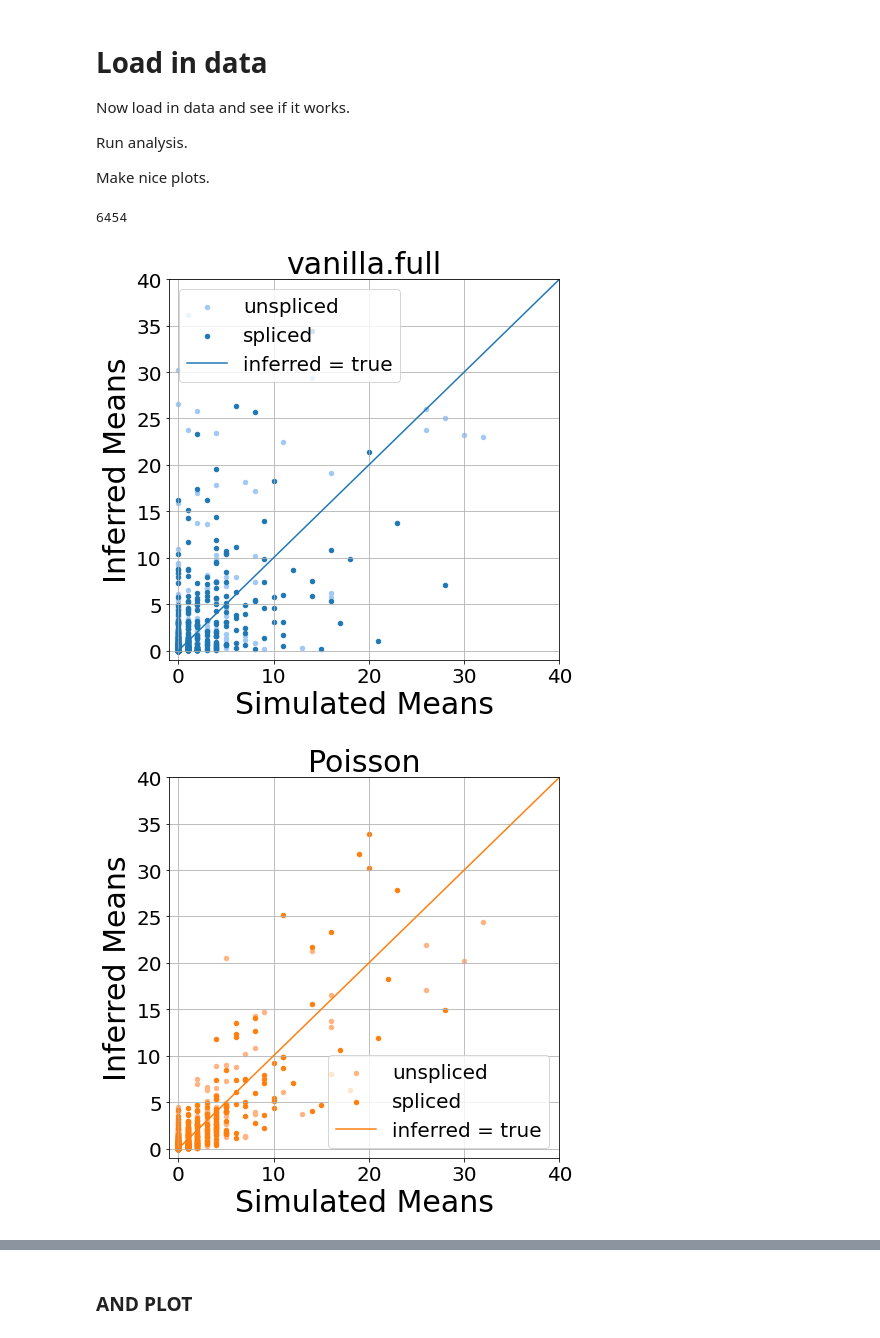
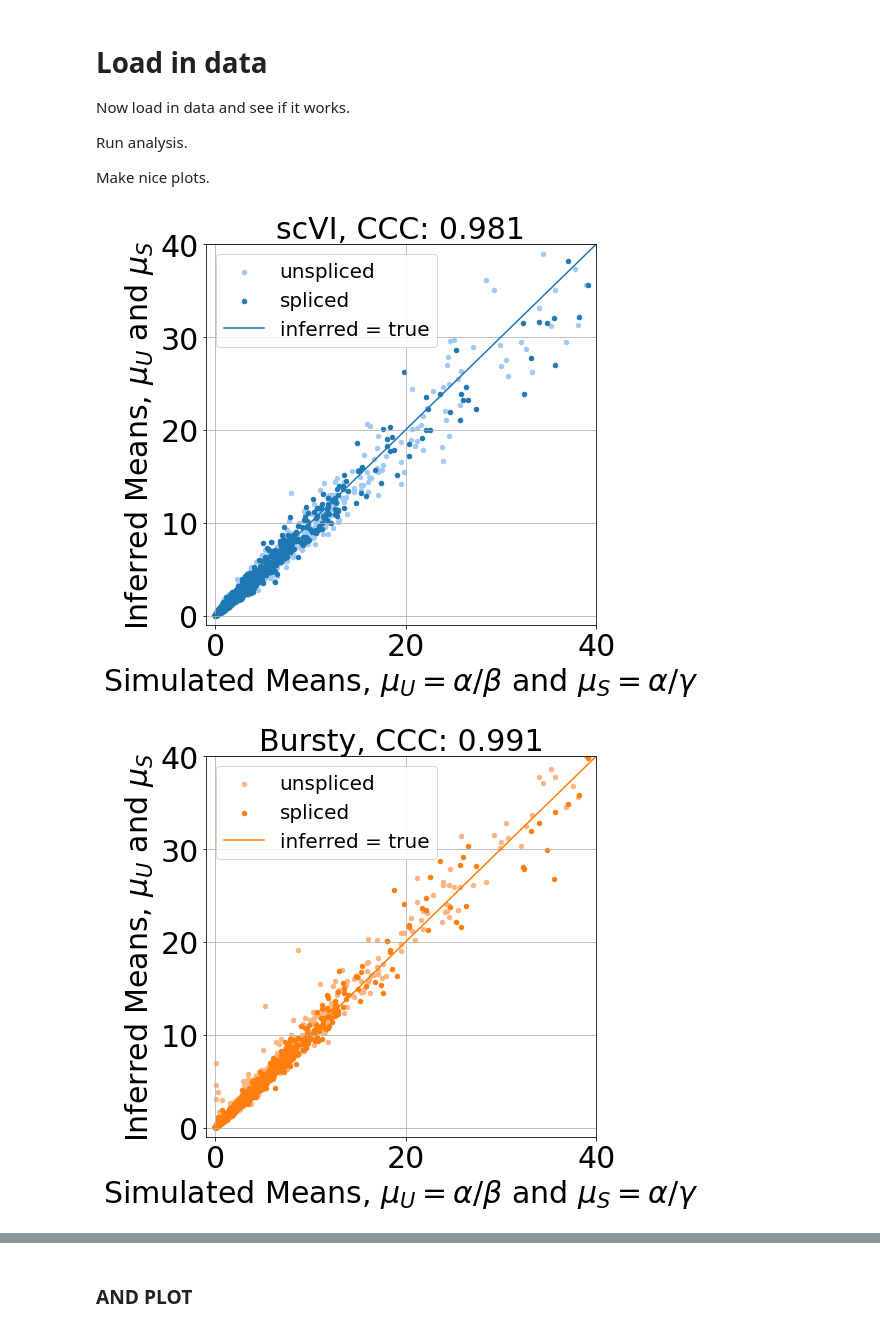
Before and after one commit to pachterlab/CGCCP_2023, a Jupyter notebook: Code/Notebooks/Analysis2_MSE.ipynb, the cells around one changed output, grey strips where cells are left out. Saved outputs shown, nothing was run; the diff lists cells and outputs as text; code cells hidden in the pictures.

```diff
--- a/Code/Notebooks/Analysis2_MSE.ipynb
+++ b/Code/Notebooks/Analysis2_MSE.ipynb
@@ -157,10 +160,10 @@ Run analysis.
 Make nice plots.
 # %%
 # open a file, where you stored the pickled data
-# name = 'bursty_20ct_many'
-# data_dir = '../../data/simulated_data/'
-name = 'B08_processed_hv'
-data_dir = '../../data/allen/'
+name = 'bursty_20ct_many'
+data_dir = '../../data/simulated_data/'
+# name = 'B08_processed_hv'
+# data_dir = '../../data/allen/'
 results_file = open(f'../../results/{name}_results_dict.pickle', 'rb')
 results_dict = pickle.load(results_file)
 results_file.close()
@@ -179,23 +182,25 @@ adata = anndata.read_loom(data_dir+f'{name}.loom')
 if 'gene_name' in adata.var.columns:
     adata.var_names = adata.var['gene_name'].to_list()
 # %%
-if 'const' in name and simulated_params != None:
+if 'const' in name:
             obs_means_U = 1/10**simulated_params[:,:,0]
             obs_means_S = 1/10**simulated_params[:,:,1]
             obs_means = np.concatenate((obs_means_U,obs_means_S),axis=1)
-if 'bursty' in name and simulated_params != None:
+            obs_means_US = np.concatenate((obs_means_U,obs_means_S),axis=1)
+if 'bursty' in name:
             params = 10**simulated_params
             b,beta,gamma = params[:,:,0],params[:,:,1],params[:,:,2]
             obs_means_U = b/beta
             obs_means_S = b/gamma
             obs_means = np.concatenate((obs_means_U,obs_means_S),axis=1)
-if 'BVNB' in name and simulated_params != None:
+            obs_means_US = np.concatenate((obs_means_U,obs_means_S),axis=1)
+if 'extrinsic' in name:
             alpha = simulated_params[:,:,0]
             beta = 10**simulated_params[:,:,1]
             gamma = 10**simulated_params[:,:,2]
             obs_means_U =  alpha/beta
             obs_means_S = alpha/gamma
-            obs_means = np.concatenate((obs_means_U,obs_means_S),axis=1)
+            obs_means_US = np.concatenate((obs_means_U,obs_means_S),axis=1)
 # %%
 cell_types = results_dict.pop('Cell Type')
 
@@ -209,46 +214,60 @@ else:
 
 train_index = results_dict.pop('train_index')
 test_index = results_dict.pop('test_index')
-# %% [output]
-6454
 # %%
 # plot true or observed means vs. recon means
 
-i = 3
+i = 4
+
 fs = 30
 
 
 setups_to_compare = results_dict.keys()
 
 # colors!!!
 color_dict = {setup : sns.color_palette()[i] for i,setup in enumerate(setups_to_compare)}
 color_dict_u = {setup : sns.color_palette("pastel")[i] for i,setup in enumerate(setups_to_compare) }
 
 obs_means = adata[i,:].layers['counts'].toarray()
 
 for i,setup in enumerate(setups_to_compare):
     plt.figure(figsize=(7,7))
     reconstructed_means = results_dict[setup]['params']['mean']
-#     plt.scatter(obs_means_U[cluster_assignments[i],:], reconstructed_means[i,:2000],color=color_dict_u[setup],s=20,label='unspliced')
-#     plt.scatter(obs_means_S[cluster_assignments[i],:], reconstructed_means[i,2000:],color=color_dict[setup],s=20,label='spliced')
+    plt.scatter(obs_means_U[cluster_assignments[i],:], reconstructed_means[i,:2000],color=color_dict_u[setup],s=20,label='unspliced')
+    plt.scatter(obs_means_S[cluster_assignments[i],:], reconstructed_means[i,2000:],color=color_dict[setup],s=20,label='spliced')
 
-    plt.scatter(obs_means[0,:2000], reconstructed_means[i,:2000],color=color_dict_u[setup],s=20,label='unspliced')
-    plt.scatter(obs_means[0,2000:], reconstructed_means[i,2000:],color=color_dict[setup],s=20,label='spliced')
+#     plt.scatter(obs_means[0,:2000], reconstructed_means[i,:2000],color=color_dict_u[setup],s=20,label='unspliced')
+#     plt.scatter(obs_means[0,2000:], reconstructed_means[i,2000:],color=color_dict[setup],s=20,label='spliced')
 
 
     plt.plot(range(50),range(50),c=color_dict[setup],label='inferred = true')
     name_ = setup.split('-')[0]
     #pearson_r = stats.pearsonr(obs_means[cluster_assignments[i],:], reconstructed_means[i,:])[0]
 
     #plt.title(f'{name_}, Pearson R: {pearson_r:.3f}',fontsize=20)
-    plt.title(f'{name_}',fontsize=fs)
-    plt.xlabel('Simulated Means',fontsize=fs)
-    plt.ylabel('Inferred Means',fontsize=fs)
+    ccc_ = ccc(obs_means_US[cluster_assignments[i],:],reconstructed_means[i,:])
+    plt.title(f'{name_}, CCC: {ccc_:.3f}',fontsize=fs)
+    if 'bursty' in name:
+        plt.xlabel('Simulated Means, $\mu_U = b/\\beta$ and $\mu_S = b/\gamma$',fontsize=fs)
+
+    elif 'extrinsic' in name:
+        plt.xlabel('Simulated Means, $\mu_U = \\alpha/\\beta$ and $\mu_S = \\alpha/\gamma$',fontsize=fs)
+
+    elif 'const' in name:
+        plt.xlabel('Simulated Means, $\mu_U = 1/\\beta$ and $\mu_S = 1/\gamma$',fontsize=fs)
+
+    elif 'scVI' in name:
+        plt.xlabel('Simulated Means, $\mu_U$ and $\mu_S$',fontsize=fs)
+
+
+
+    plt.ylabel('Inferred Means, $\mu_U$ and $\mu_S$',fontsize=fs)
+
     plt.xlim(-1,40)
     plt.ylim(-1,40)
     plt.grid()
     plt.legend(fontsize=20)
     plt.savefig(f'../../results/{name}_figs/example_mean_vs_mean_{setup}.png',bbox_inches = 'tight')
 # %% [output]
-[figure, old version]
+[figure, new version]
-[figure, old version]
+[figure, new version]
```
Also changed, not shown: parts of 19 cells of this notebook, 9 other files.
